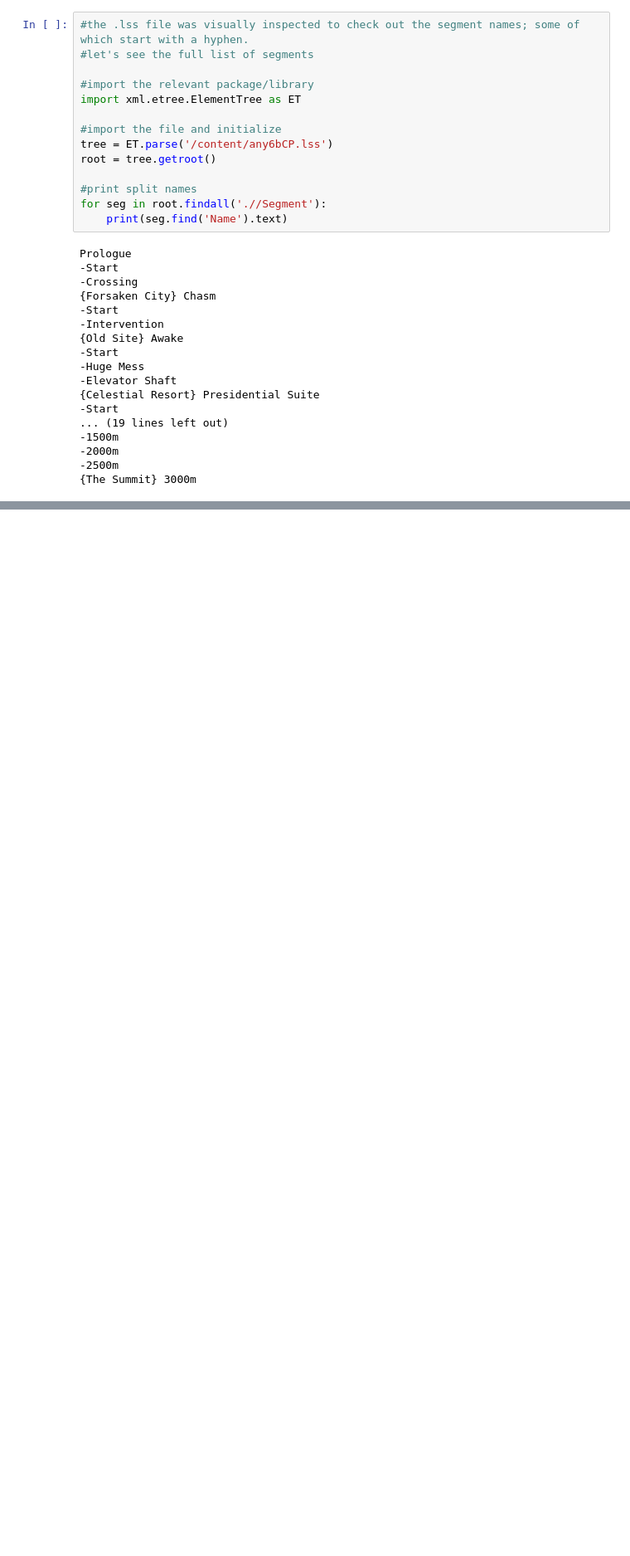
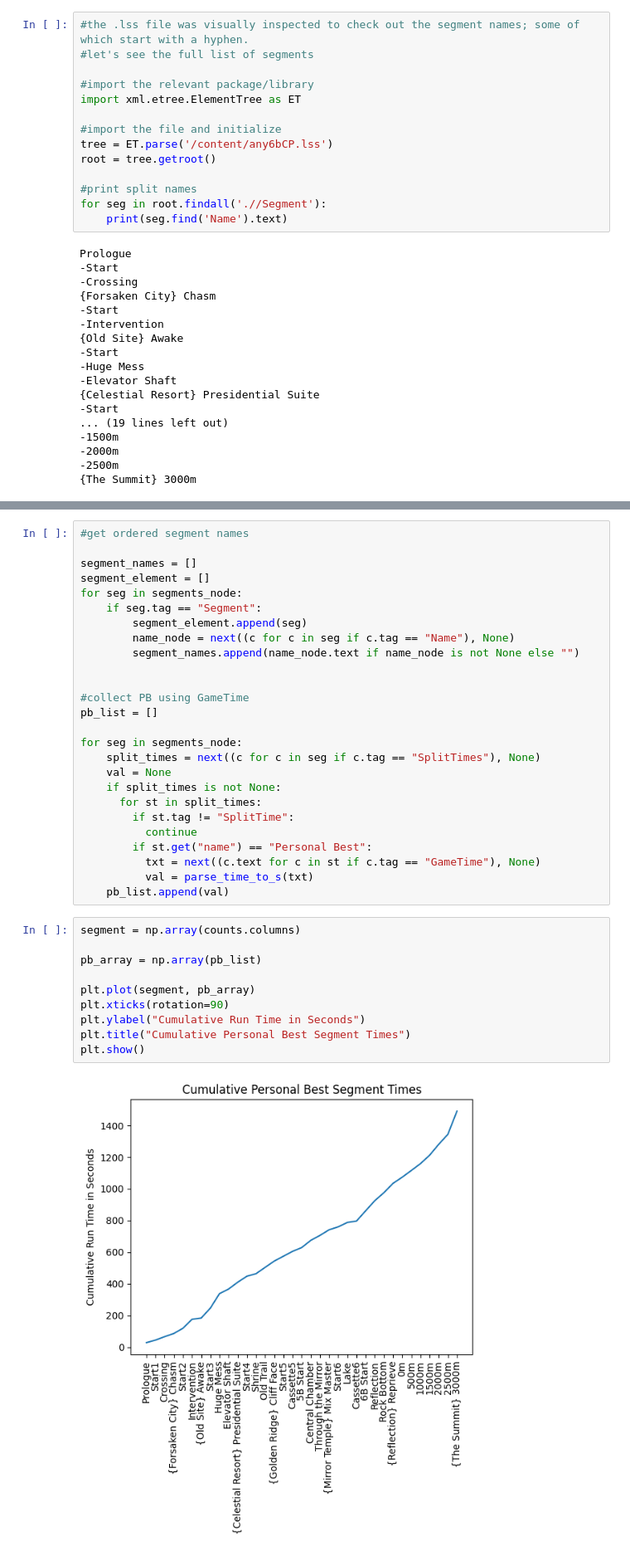
Before and after one commit to elizabethanneTMU820/ElizabethAnne.github.io, a Jupyter notebook: Projects/XML_DataCleaning/SpeedrunXML_to_Table.ipynb, the cells around one changed output, grey strips where cells are left out. Shown: that part at 83% size. Cells and saved outputs as stored; diff of their text form; blank space fills up the shorter version.

```diff
--- a/Projects/XML_DataCleaning/SpeedrunXML_to_Table.ipynb
+++ b/Projects/XML_DataCleaning/SpeedrunXML_to_Table.ipynb
@@ -196,0 +363,38 @@ Wrote attempts_cumulative_ms.csv with 3796 attempts and 35 segments.
+# %%
+#get ordered segment names
+
+segment_names = []
+segment_element = []
+for seg in segments_node:
+    if seg.tag == "Segment":
+        segment_element.append(seg)
+        name_node = next((c for c in seg if c.tag == "Name"), None)
+        segment_names.append(name_node.text if name_node is not None else "")
+
+
+#collect PB using GameTime
+pb_list = []
+
+for seg in segments_node:
+    split_times = next((c for c in seg if c.tag == "SplitTimes"), None)
+    val = None
+    if split_times is not None:
+      for st in split_times:
+        if st.tag != "SplitTime":
+          continue
+        if st.get("name") == "Personal Best":
+          txt = next((c.text for c in st if c.tag == "GameTime"), None)
+          val = parse_time_to_s(txt)
+    pb_list.append(val)
+# %%
+segment = np.array(counts.columns)
+
+pb_array = np.array(pb_list)
+
+plt.plot(segment, pb_array)
+plt.xticks(rotation=90)
+plt.ylabel("Cumulative Run Time in Seconds")
+plt.title("Cumulative Personal Best Segment Times")
+plt.show()
+# %% [output]
+[figure, added]
```
Also changed, not shown: parts of 26 cells of this notebook.
